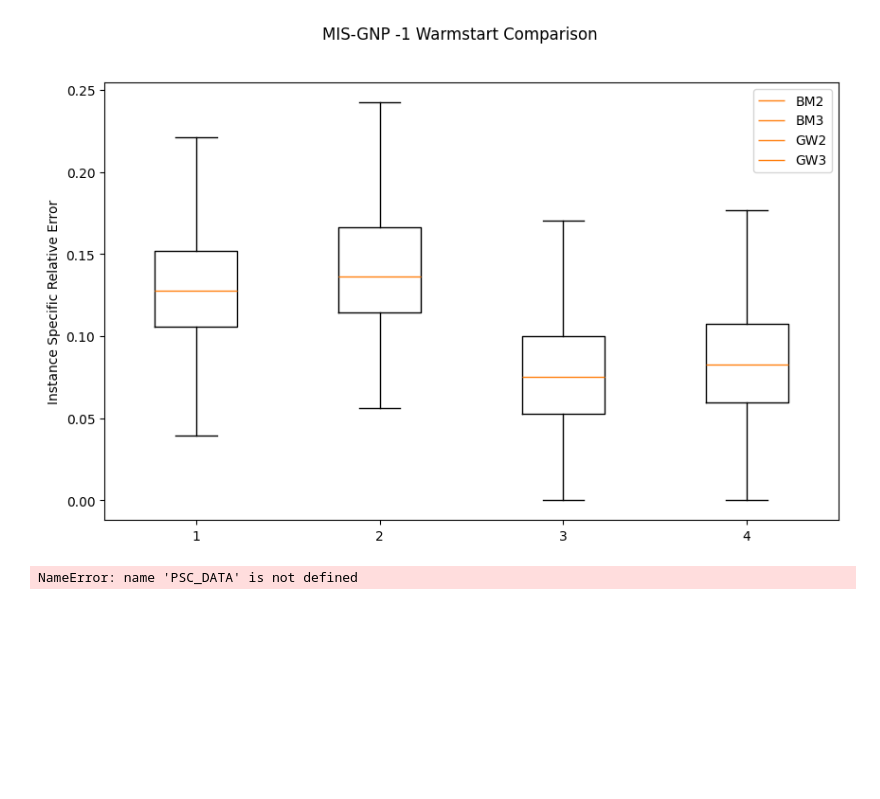
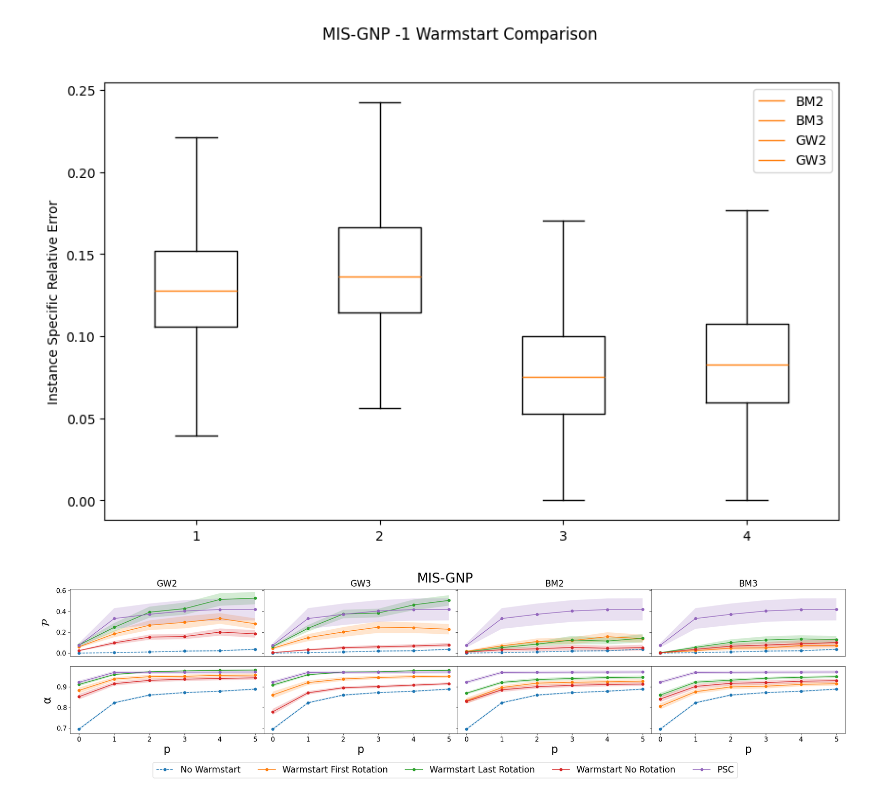
Before and after one commit to BBhattacharyya1729/QUBO_To_MaxCut, a Jupyter notebook: MISGNPPlots.ipynb, the cells around one changed output. Drawn from its saved outputs; the diff is of its cells as text; code cells hidden in the pictures; blank space fills up the shorter version.

```diff
--- a/MISGNPPlots.ipynb
+++ b/MISGNPPlots.ipynb
@@ -13,11 +10,11 @@ ImportError('DLL load failed while importing qdldl: The specified module could n
 # %%
-# DATA = pkl.load( open ("MISGNPFullTest.p", "rb") )
-# PSC_DATA = pkl.load( open ("PSCMISGNPFullTest.p", "rb") )
+DATA = pkl.load( open ("MISGNPFullTest.p", "rb") )
+PSC_DATA = pkl.load( open ("PSCMISGNPFullTest.p", "rb") )
 depth_DATA= pkl.load( open ("TSPMISDepth0Test.p", "rb") )
 # %%
 idx_list = np.linspace(50,950,10,dtype='int')
-# M_list= [depth_DATA[6][i][-1] for i in idx_list]
-# A_list = [DATA[7][i] for i in idx_list]
+M_list= [depth_DATA[6][i][-1] for i in idx_list]
+A_list = [depth_DATA[7][i] for i in idx_list]
 idx_dict = {'MIS-GNP':[0,10]}
 p_data = {'MIS-GNP':depth_DATA[4:8]}
 ws_list = ['BM2','BM3','GW2','GW3']
@@ -41,9 +38,7 @@ prob_boxplot("MIS-GNP", p_data, path=r'Figures\MIS-GNP\Prob_BoxPlot')
 final_boxplot("MIS-GNP", p_data, path=r'Figures\MIS-GNP\Comparison_Boxplot')
 # %% [output]
 [figure]
-# %%
-get_depth_cost_comp('MIS-GNP', idx_dict, PSC_DATA, DATA, M_list, A_list, path=r'Figures\MIS-GNP\Full_Cost_Comparison', p_max=5, std=.25)
-# %% [output]
-NameError: name 'PSC_DATA' is not defined
 # %%
-get_depth_prob_comp('MIS-GNP', idx_dict, PSC_DATA, DATA, M_list, A_list, path=r'Figures\MIS-GNP\Full_Prob_Comparison', p_max=5, std=.25)
+get_depth_combined('MIS-GNP', idx_dict, PSC_DATA, DATA, M_list, A_list, path=r'Figures\MIS-GNP\Full_Comparison', p_max=5, std=.25)
+# %% [output]
+[figure, added]
```
Also changed, not shown: parts of 1 cell of this notebook, 44 other files.
